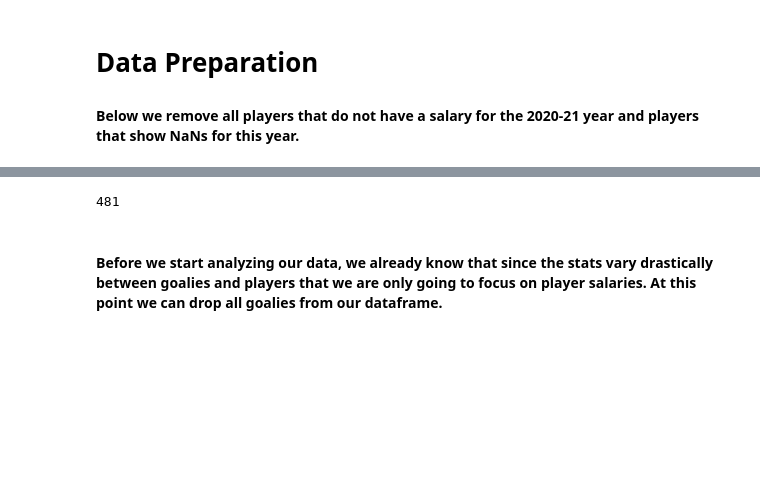
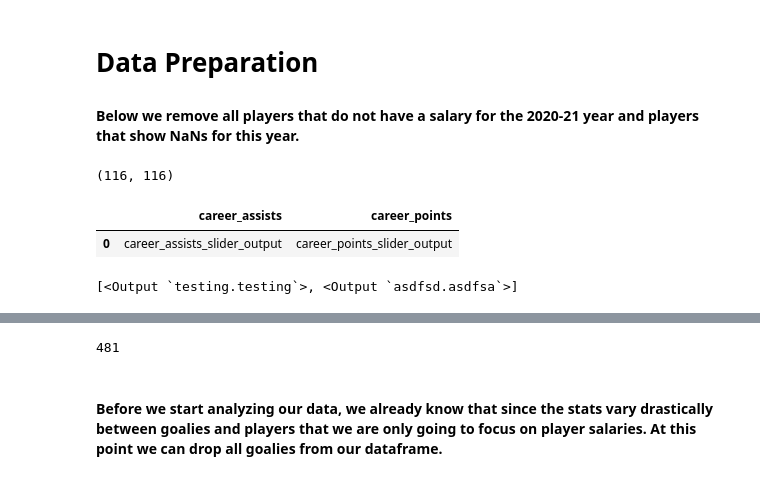
Before and after one commit to kyledufrane/NHL-Salary-Predictions, a Jupyter notebook: Old_Data_Prep.ipynb, the cells around one changed output, grey strips where cells are left out. Saved outputs shown, nothing was run; the diff lists cells and outputs as text; code cells hidden in the pictures; blank space fills up the shorter version.

```diff
--- a/Old_Data_Prep.ipynb
+++ b/Old_Data_Prep.ipynb
@@ -5,3 +121,21 @@
+# %%
+slider_input_update(116, 285,8,285)
+# %% [output]
+(116, 116)
+# %%
+X = pd.DataFrame.from_dict({'career_assists':'career_assists_slider_output' , 'career_points':'career_points_slider_output'}, orient='index').T
+# %%
+X
+# %% [output]
+|  | career_assists | career_points |
+| 0 | career_assists_slider_output | career_points_slider_output |
+# %%
+[
+    Output('testing', 'testing'),
+    Output('asdfsd', 'asdfsa')
+]
+# %% [output]
+[<Output `testing.testing`>, <Output `asdfsd.asdfsa`>]
 # %%
 # Import needed libraries
 
```
Also changed, not shown: parts of 2 cells of this notebook, 4 other files.
